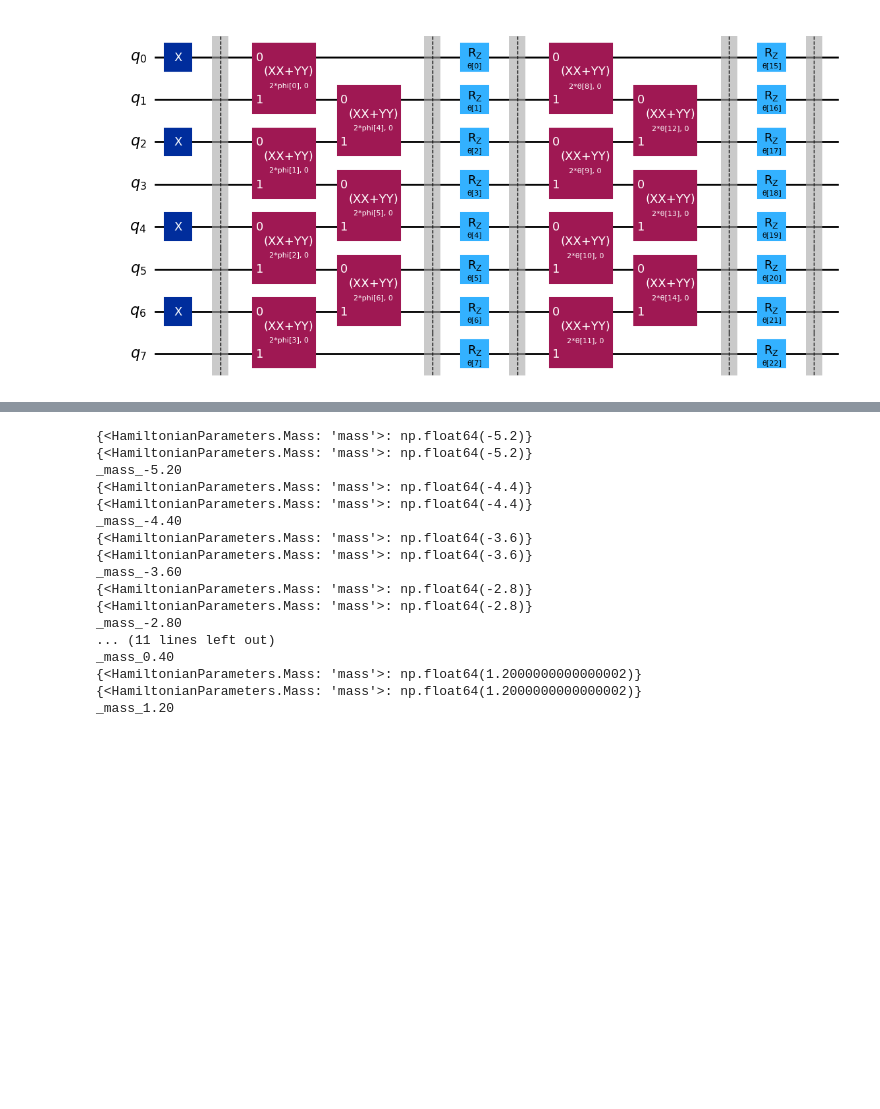
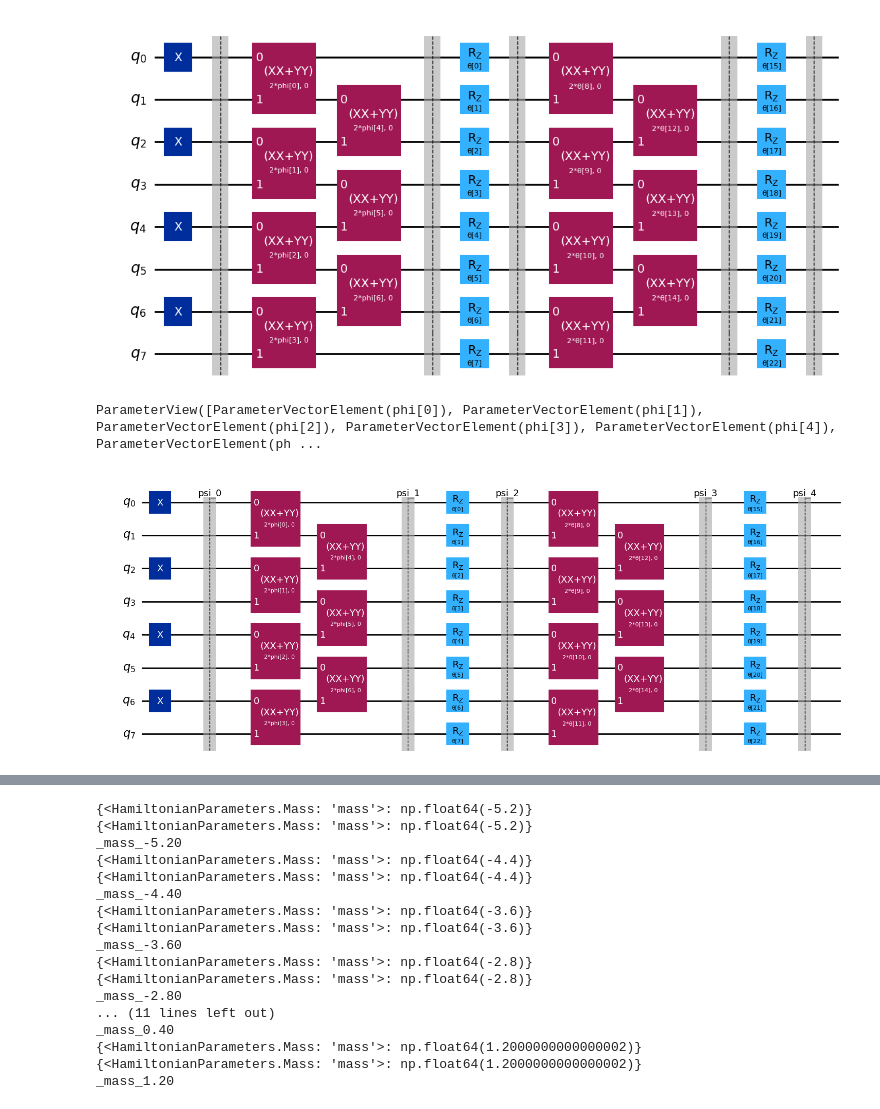
Before and after one commit to NicoDic98/QC-MasterThesis, a Jupyter notebook: plots.ipynb, the cells around one changed output, grey strips where cells are left out. Drawn from its saved outputs; the diff is of its cells as text; code cells hidden in the pictures; blank space fills up the shorter version.

Commit message:
Tested fixed plot notebook to be able to reproduce old plots

```diff
--- a/plots.ipynb
+++ b/plots.ipynb
@@ -36,5 +33,5 @@ Linking results/data/2025-10-42-42.hdf5 (0.66 GB) to results/data/2025-10-42.hdf
 -----Finished combining data-----
 # %%
-h5_file = f"{data_folder}{"2025-9-35"}.hdf5"
+h5_file = f"{data_folder}{"2025-09-35"}.hdf5"
 h5_file
 # %% [output]
@@ -94,9 +95,12 @@ circuit.full_ansatz.draw("mpl", filename=f"{output_filename}circuit-2-layer.pdf"
 ParameterView([ParameterVectorElement(phi[0]), ParameterVectorElement(phi[1]), ParameterVectorElement(phi[2]), ParameterVectorElement(phi[3]), ParameterVectorElement(phi[4]), ParameterVectorElement(ph ...
 [figure]
 # %%
-temp = circuit.build_full_ansatz_with_save_points()
+temp = circuit.build_full_ansatz_with_save_points()[0]
 print(temp.parameters)
 temp.draw("mpl")
+# %% [output]
+ParameterView([ParameterVectorElement(phi[0]), ParameterVectorElement(phi[1]), ParameterVectorElement(phi[2]), ParameterVectorElement(phi[3]), ParameterVectorElement(phi[4]), ParameterVectorElement(ph ...
+[figure, added]
 # %%
 with h5py.File(h5_file, "r") as f:
     vqe_1_loader = ResultLoader(f["2025-09-03_11-10-56"])
```
Also changed, not shown: parts of 6 cells of this notebook, 28 other files.
